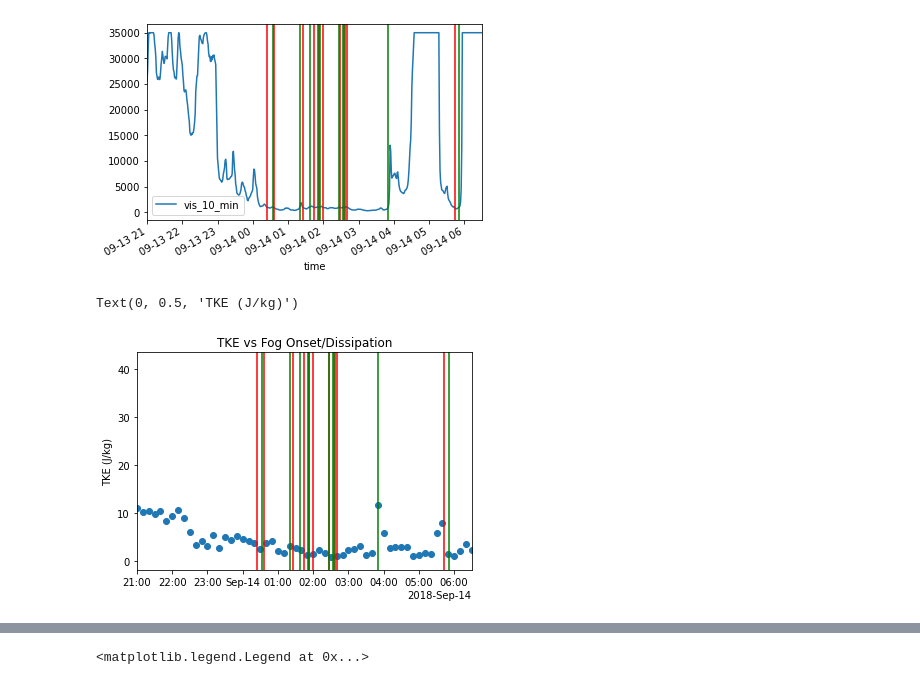
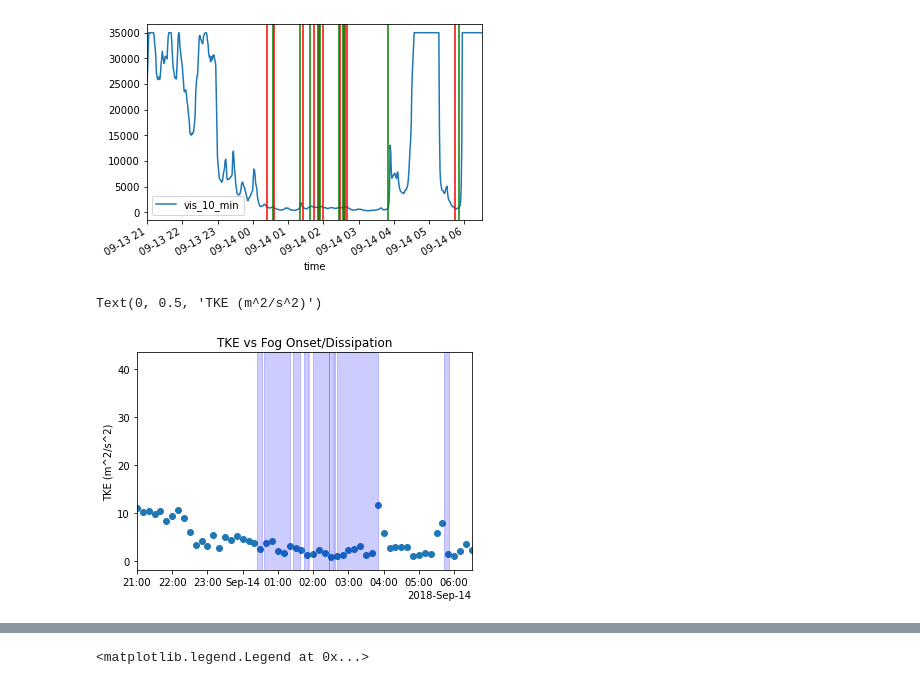
Before and after one commit to adair-kovac/tubulence-CFOG-7710, a Jupyter notebook: notebooks/Dissipation Events.ipynb, the cells around one changed output, grey strips where cells are left out. Drawn from its saved outputs; the diff is of its cells as text; code cells hidden in the pictures.

Commit message:
More work on improving plots.

```diff
--- a/notebooks/Dissipation Events.ipynb
+++ b/notebooks/Dissipation Events.ipynb
@@ -57,25 +58,23 @@ munits.registry[pd.Timestamp] = converter
 # %%
 path = "/Users/adairkovac/dev/turbulence-CFOG-7710/calculations/calc_from_intermediate/tke_10/tke_10/tke_10/10/results-tke-10min.csv"
 data = pd.read_csv(path, sep="\t", parse_dates=["time"])
 import datetime
 data["time"] = data["time"]
 plt.close()
 fig, ax = plt.subplots()
 plt.scatter(data["time"], data["tke"])
 
 #ax.xaxis.set_major_formatter(mdates.ConciseDateConverter())
 
-for line in formation:
-    plt.axvline(line, color="red")
-for line in dissipation:
-    plt.axvline(line, color="green")
+for line1, line2 in zip(formation, dissipation):
+    ax.axvspan(line1, line2, alpha=0.2, color='blue')
 
 plt.xlim(pd.Timestamp('2018-09-13 21:00:00'), pd.Timestamp('2018-09-14 06:30:00'))
 plt.title("TKE vs Fog Onset/Dissipation")
-ax.set_ylabel("TKE (J/kg)")
+ax.set_ylabel("TKE (m^2/s^2)")
 # %% [output]
-Text(0, 0.5, 'TKE (J/kg)')
+Text(0, 0.5, 'TKE (m^2/s^2)')
-[figure, old version]
+[figure, new version]
 # %%
 data["time"]
 # %% [output]
```
Also changed, not shown: parts of 9 cells of this notebook, 4 other files.
